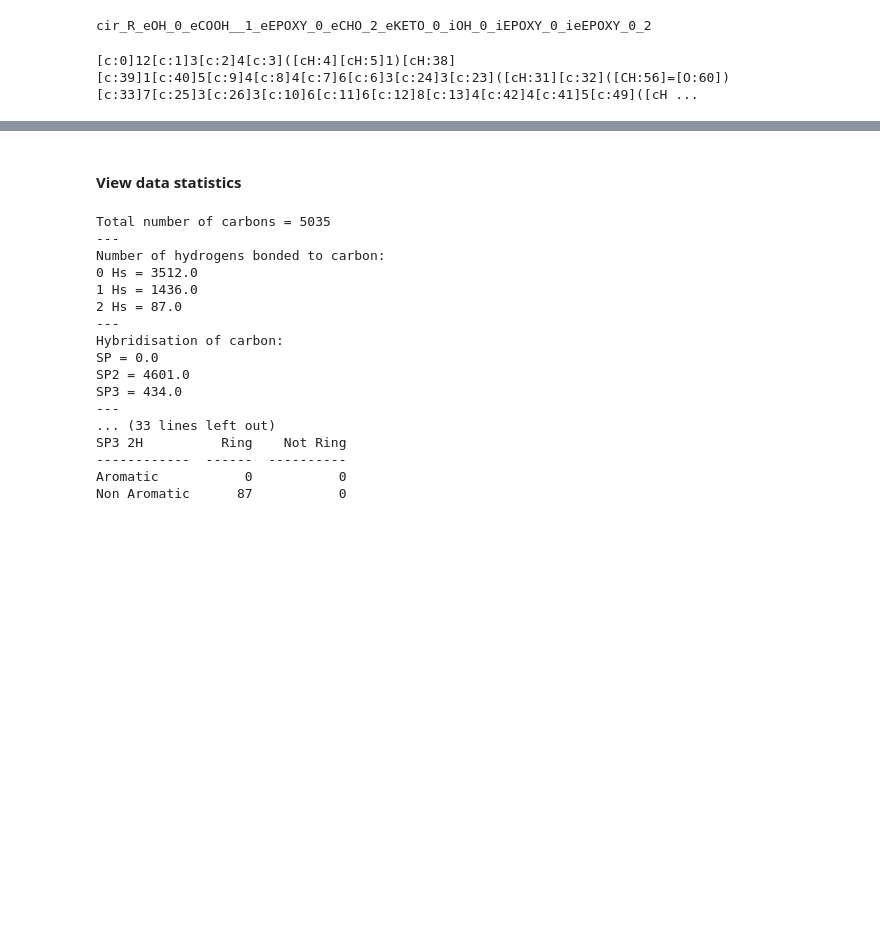
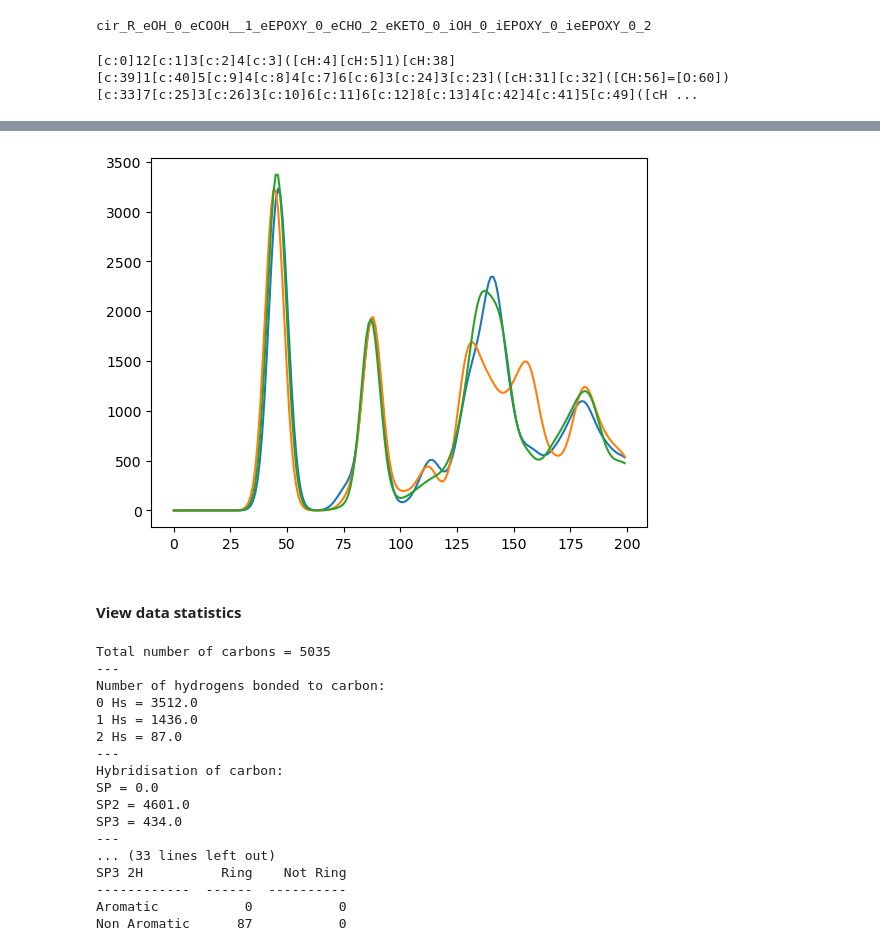
Before and after one commit to sam-j-hall/GO_molecule_GNN, a Jupyter notebook: view_data.ipynb, the cells around one changed output, grey strips where cells are left out. Saved outputs shown, nothing was run; the diff lists cells and outputs as text; code cells hidden in the pictures; blank space fills up the shorter version.

```diff
--- a/view_data.ipynb
+++ b/view_data.ipynb
@@ -519,3 +498,12 @@ mol
+# %%
+# Plot the spectra with the old dictionary keys
+# which correspond to the atom map number C#
+plt.plot(spec['48'])
+plt.plot(spec['50'])
+plt.plot(spec['52'])
+plt.show()
+# %% [output]
+[figure, added]
 # %% [markdown]
 #### View data statistics
 # %%
```
Also changed, not shown: parts of 15 cells of this notebook.
